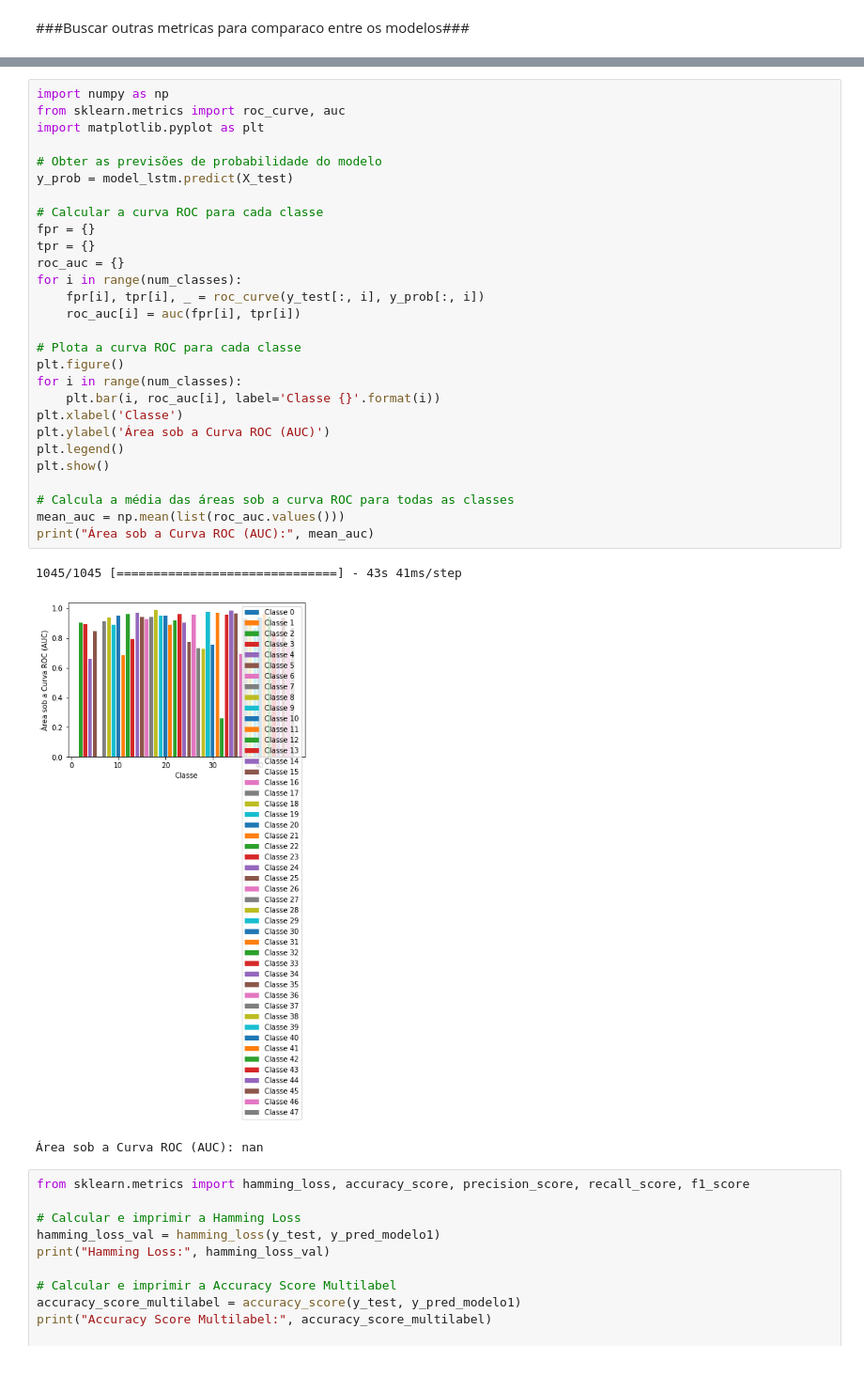
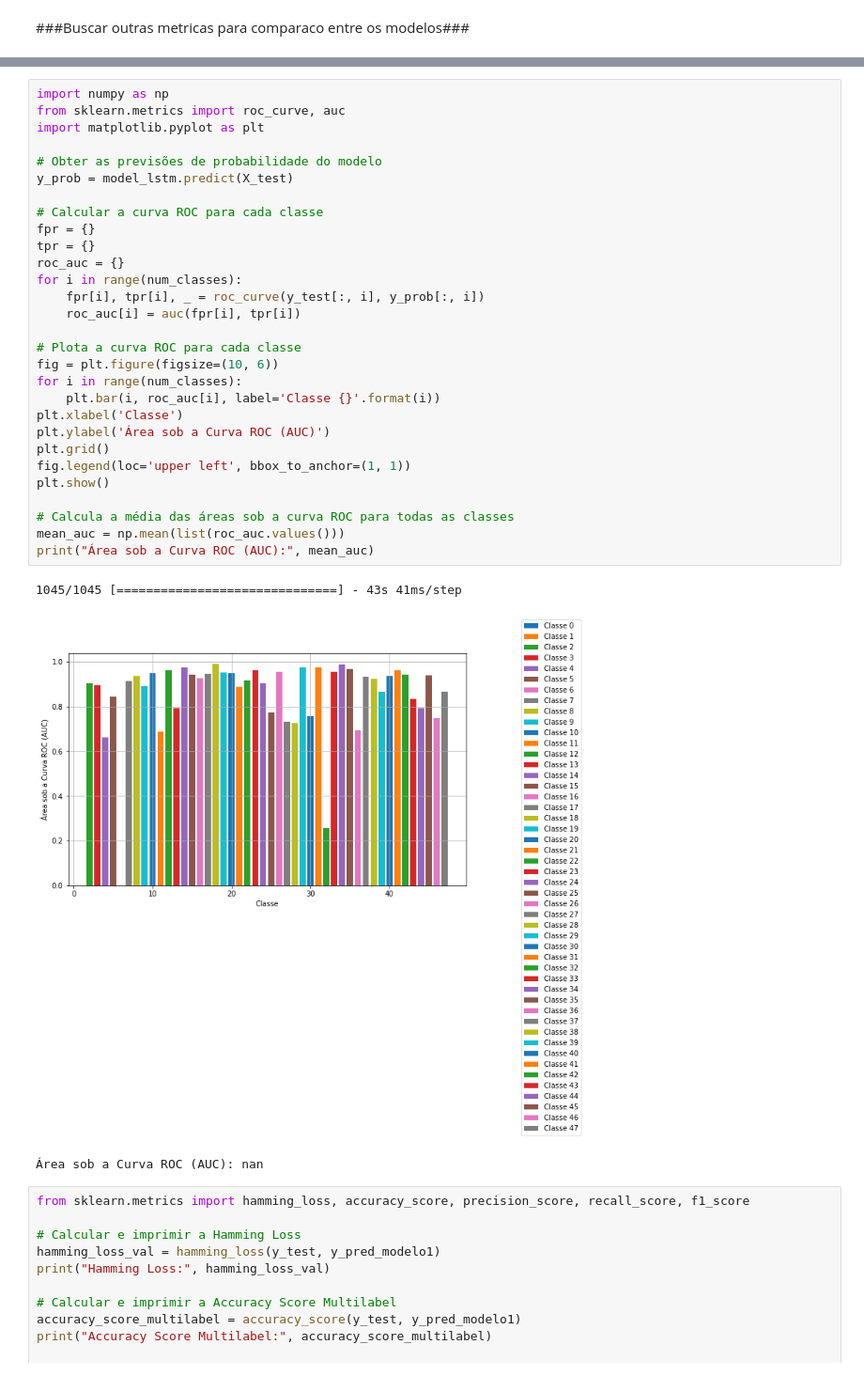
Before and after one commit to Gazola2/fallback-gpt, a Jupyter notebook: IA_classification/analise_modelo.ipynb, the cells around one changed output, grey strips where cells are left out. Shown at 94% size. Saved outputs shown, nothing was run; the diff lists cells and outputs as text.

```diff
--- a/IA_classification/analise_modelo.ipynb
+++ b/IA_classification/analise_modelo.ipynb
@@ -162,34 +163,35 @@ print("Área sob a Curva ROC (AUC):", mean_auc)
 # %%
 import numpy as np
 from sklearn.metrics import roc_curve, auc
 import matplotlib.pyplot as plt
 
 # Obter as previsões de probabilidade do modelo
 y_prob = model_lstm.predict(X_test)
 
 # Calcular a curva ROC para cada classe
 fpr = {}
 tpr = {}
 roc_auc = {}
 for i in range(num_classes):
     fpr[i], tpr[i], _ = roc_curve(y_test[:, i], y_prob[:, i])
     roc_auc[i] = auc(fpr[i], tpr[i])
 
 # Plota a curva ROC para cada classe
-plt.figure()
+fig = plt.figure(figsize=(10, 6))
 for i in range(num_classes):
     plt.bar(i, roc_auc[i], label='Classe {}'.format(i))
 plt.xlabel('Classe')
 plt.ylabel('Área sob a Curva ROC (AUC)')
-plt.legend()
+plt.grid()
+fig.legend(loc='upper left', bbox_to_anchor=(1, 1))
 plt.show()
 
 # Calcula a média das áreas sob a curva ROC para todas as classes
 mean_auc = np.mean(list(roc_auc.values()))
 print("Área sob a Curva ROC (AUC):", mean_auc)
 # %% [output]
 1045/1045 [==============================] - 43s 41ms/step
-[figure, old version]
+[figure, new version]
 Área sob a Curva ROC (AUC): nan
 # %%
 from sklearn.metrics import hamming_loss, accuracy_score, precision_score, recall_score, f1_score
```
Also changed, not shown: parts of 2 cells of this notebook.
